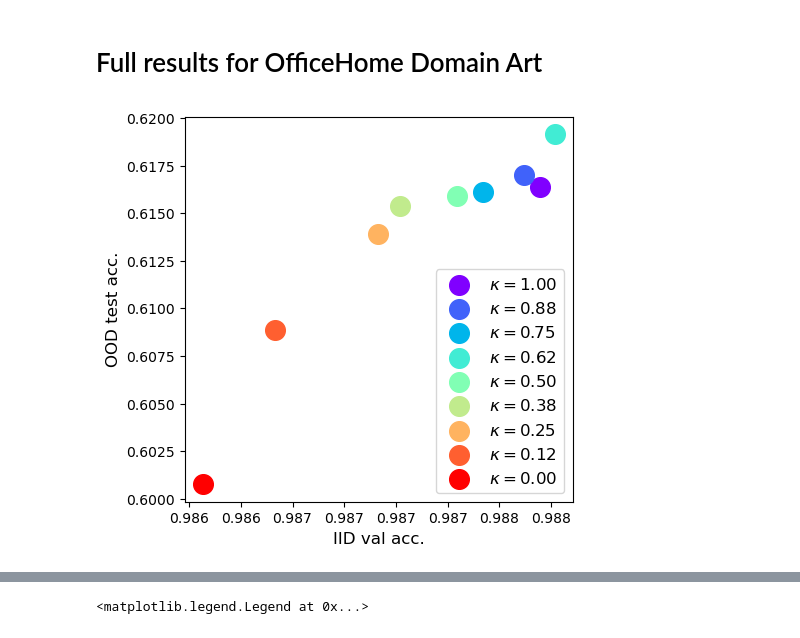
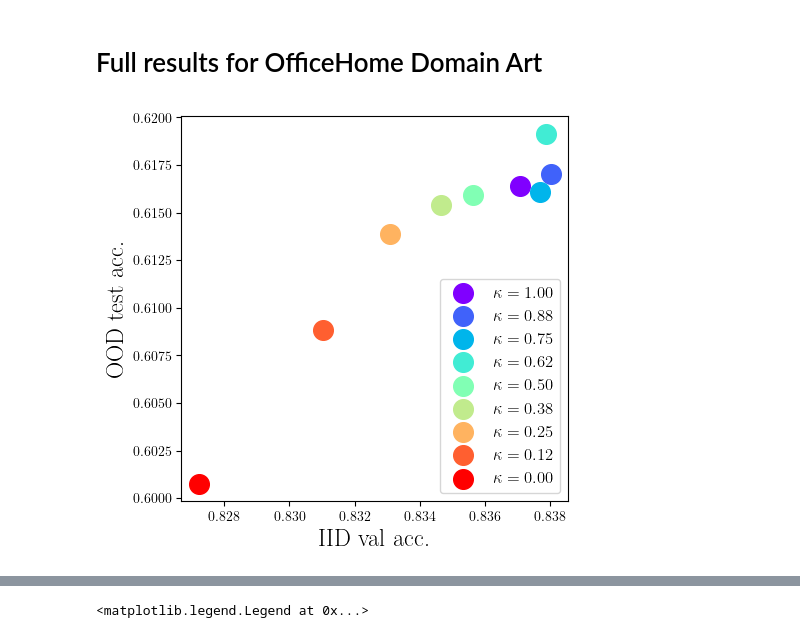
Before and after one commit to alexrame/domainbedv2, a Jupyter notebook: notebooks/recycling/plot_ood_iid.ipynb, the cells around one changed output, grey strips where cells are left out. Drawn from its saved outputs; the diff is of its cells as text; code cells hidden in the pictures.

```diff
--- a/notebooks/recycling/plot_ood_iid.ipynb
+++ b/notebooks/recycling/plot_ood_iid.ipynb
@@ -12,6 +15,9 @@ sys.path.append("/private/home/alexandrerame/slurmconfig/notebook/data")
 from domainbed.codeplot import plot
 
 plot.plt.rcParams["figure.figsize"] = (5, 5)
+plot.plt.rcParams['text.usetex'] = True
+plot.plt.rcParams['font.family'] = 'serif'
+plot.plt.rcParams['font.serif'] = 'Times Roman'
 # %%
 # from oodiidacc.terra_ood_iid import l as lterra
 from oodiidacc.home_ood_iid import l as lhome
@@ -58,9 +62,6 @@ def plot_slopes_c(l, label, with_stats=False, ax=None, color=None, kwargs={}):
     ax.set_ylabel("OOD test acc.", fontsize="large")
 
     return dict_out
-
-
-plt.rcParams["figure.figsize"] = (5, 5)
 # %% [markdown]
 # Results lambda towards accuracy
 # %%
@@ -171,34 +172,32 @@ def merge(ll):
 # %%
 l = {**lhomednb}
 l["home0_erm_lp_0926"] = lhomed6["home0_erm_lp_0926"]
-plt.rcParams["figure.figsize"] = (5, 5)
 dict_out = collections.defaultdict(list)
 new_ll = []
 for test_env in [0]:
     for i, key in enumerate(keys):
         if key == "home0_erm_lp_0926":
             _lambda = 0
         else:
             _lambda = float(key.split("dn")[1].split("_")[0])
             _lambda = 1 / (1 + _lambda)
         _lambda = [1.00, 0.88, 0.75, 0.62, 0.5, 0.38, 0.25, 0.12, 0.00][i]
         shortkey = "_".join([c for c in key.split("_")[2:] if c not in ["lp", "0926"]])
         ll = [line for line in l[key] if line.get("test_env", test_env) == test_env and line["step"] >= 4200]
         ll = [merge(ll)]
         new_ll.append(ll)
 
-plot.SIZE = "large"
 labels = ["$\kappa={:.2f}$".format(_lambda) for _lambda in [1.00, 0.88, 0.75, 0.62, 0.5, 0.38, 0.25, 0.12, 0.00]]
 fig = plot.plot_key(
     new_ll,
-    key1="train_acc",
+    key1="val_acc",
     key2="test_acc",
     order=0,
     loc="lower right",
     labels=labels,
     kwargs={"s": 200},
     colors=None,
 )
-plot.save_fig(fig, "diwa/fig_erm_dnim_iid_vs_ood_home0_mean" + ".png")
+plot.save_fig(fig, "diwa/fig_erm_dnim_iid_vs_ood_home0_mean" + ".pdf")
 # %% [output]
-[figure, old version]
+[figure, new version]
```
Also changed, not shown: parts of 8 cells of this notebook, 5 other files.
